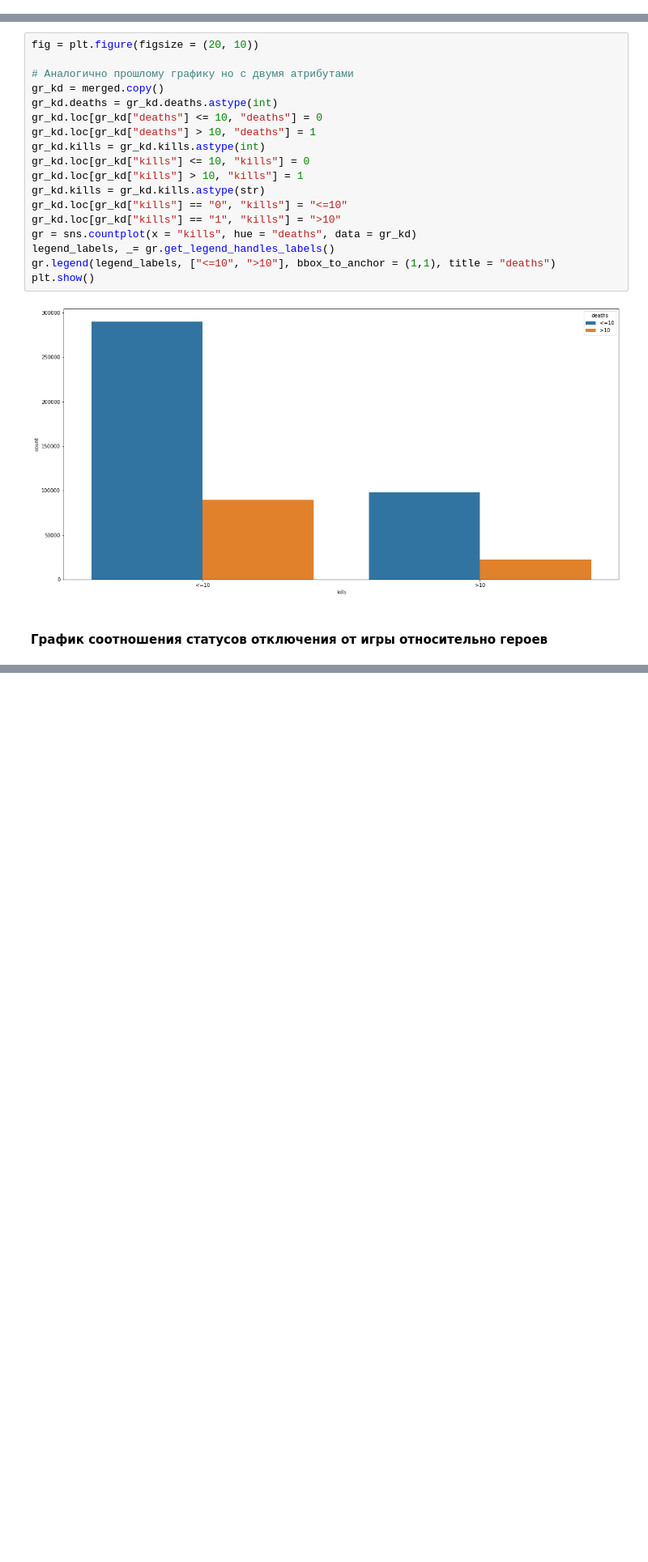
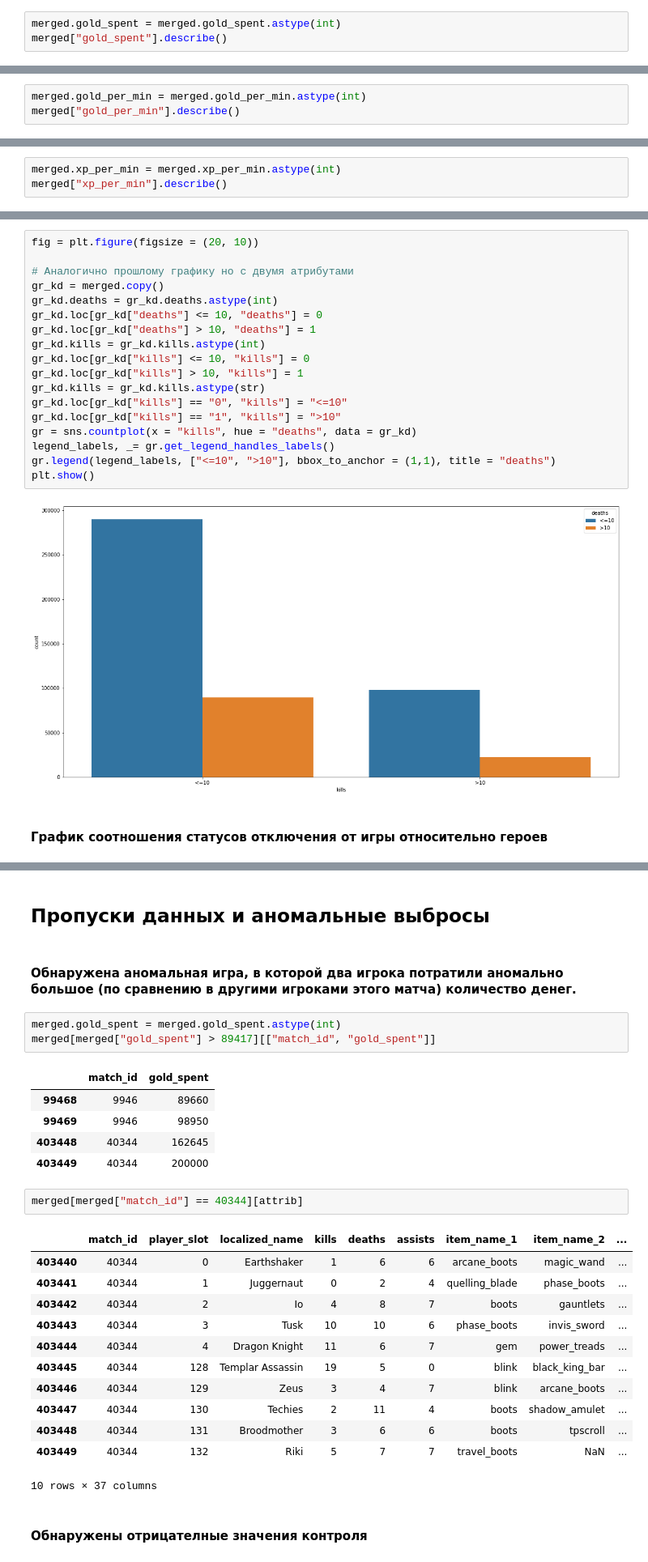
Before and after one commit to amatemeow/MLPY, a Jupyter notebook: task1/task1.ipynb, the cells around one changed output, grey strips where cells are left out. Shown: that part at 81% size. Saved outputs shown, nothing was run; the diff lists cells and outputs as text; blank space fills up the shorter version.

```diff
--- a/task1/task1.ipynb
+++ b/task1/task1.ipynb
@@ -192,0 +727,3 @@ Name: deaths, dtype: float64
+# %%
+merged.gold_spent = merged.gold_spent.astype(int)
+merged["gold_spent"].describe()
@@ -192,0 +740,3 @@ Name: deaths, dtype: float64
+# %%
+merged.gold_per_min = merged.gold_per_min.astype(int)
+merged["gold_per_min"].describe()
@@ -192,0 +883,3 @@ Name: deaths, dtype: float64
+# %%
+merged.xp_per_min = merged.xp_per_min.astype(int)
+merged["xp_per_min"].describe()
@@ -394,0 +1159,30 @@ plt.show()
+# %% [markdown]
+<h2>Пропуски данных и аномальные выбросы</h2>
+# %% [markdown]
+<h4>Обнаружена аномальная игра, в которой два игрока потратили аномально большое (по сравнению в другими игроками этого матча) количество денег.</h4>
+# %%
+merged.gold_spent = merged.gold_spent.astype(int)
+merged[merged["gold_spent"] > 89417][["match_id", "gold_spent"]]
+# %% [output]
+|  | match_id | gold_spent |
+| 99468 | 9946 | 89660 |
+| 99469 | 9946 | 98950 |
+| 403448 | 40344 | 162645 |
+| 403449 | 40344 | 200000 |
+# %%
+merged[merged["match_id"] == 40344][attrib]
+# %% [output]
+|  | match_id | player_slot | localized_name | kills | deaths | assists | item_name_1 | item_name_2 | ... |
+| 403440 | 40344 | 0 | Earthshaker | 1 | 6 | 6 | arcane_boots | magic_wand | ... |
+| 403441 | 40344 | 1 | Juggernaut | 0 | 2 | 4 | quelling_blade | phase_boots | ... |
+| 403442 | 40344 | 2 | Io | 4 | 8 | 7 | boots | gauntlets | ... |
+| 403443 | 40344 | 3 | Tusk | 10 | 10 | 6 | phase_boots | invis_sword | ... |
+| 403444 | 40344 | 4 | Dragon Knight | 11 | 6 | 7 | gem | power_treads | ... |
+| 403445 | 40344 | 128 | Templar Assassin | 19 | 5 | 0 | blink | black_king_bar | ... |
+| 403446 | 40344 | 129 | Zeus | 3 | 4 | 7 | blink | arcane_boots | ... |
+| 403447 | 40344 | 130 | Techies | 2 | 11 | 4 | boots | shadow_amulet | ... |
+| 403448 | 40344 | 131 | Broodmother | 3 | 6 | 6 | boots | tpscroll | ... |
+| 403449 | 40344 | 132 | Riki | 5 | 7 | 7 | travel_boots | NaN | ... |
+10 rows × 37 columns
+# %% [markdown]
+<h4>Обнаружены отрицателные значения контроля</h4>
```
Also changed, not shown: parts of 31 cells of this notebook.
